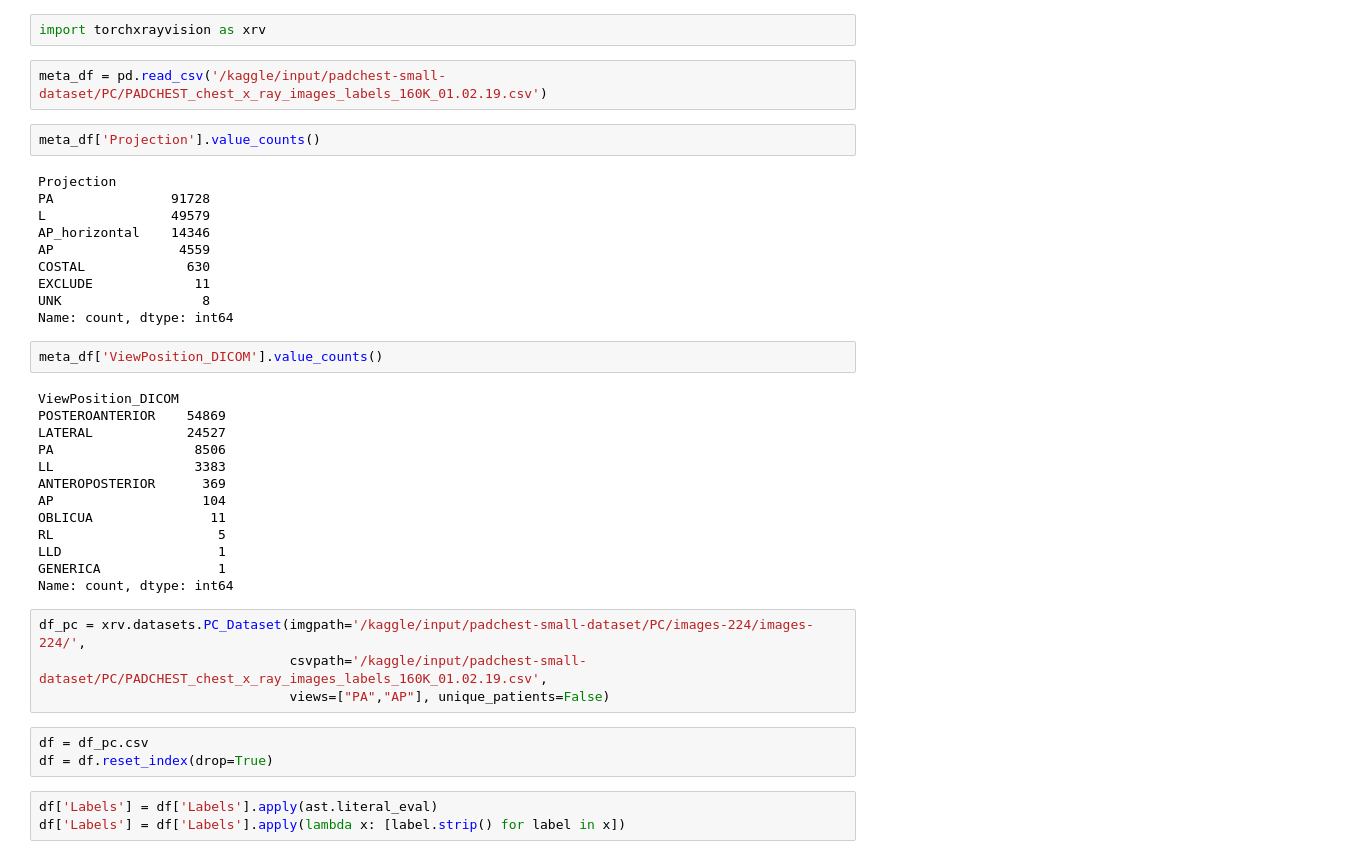
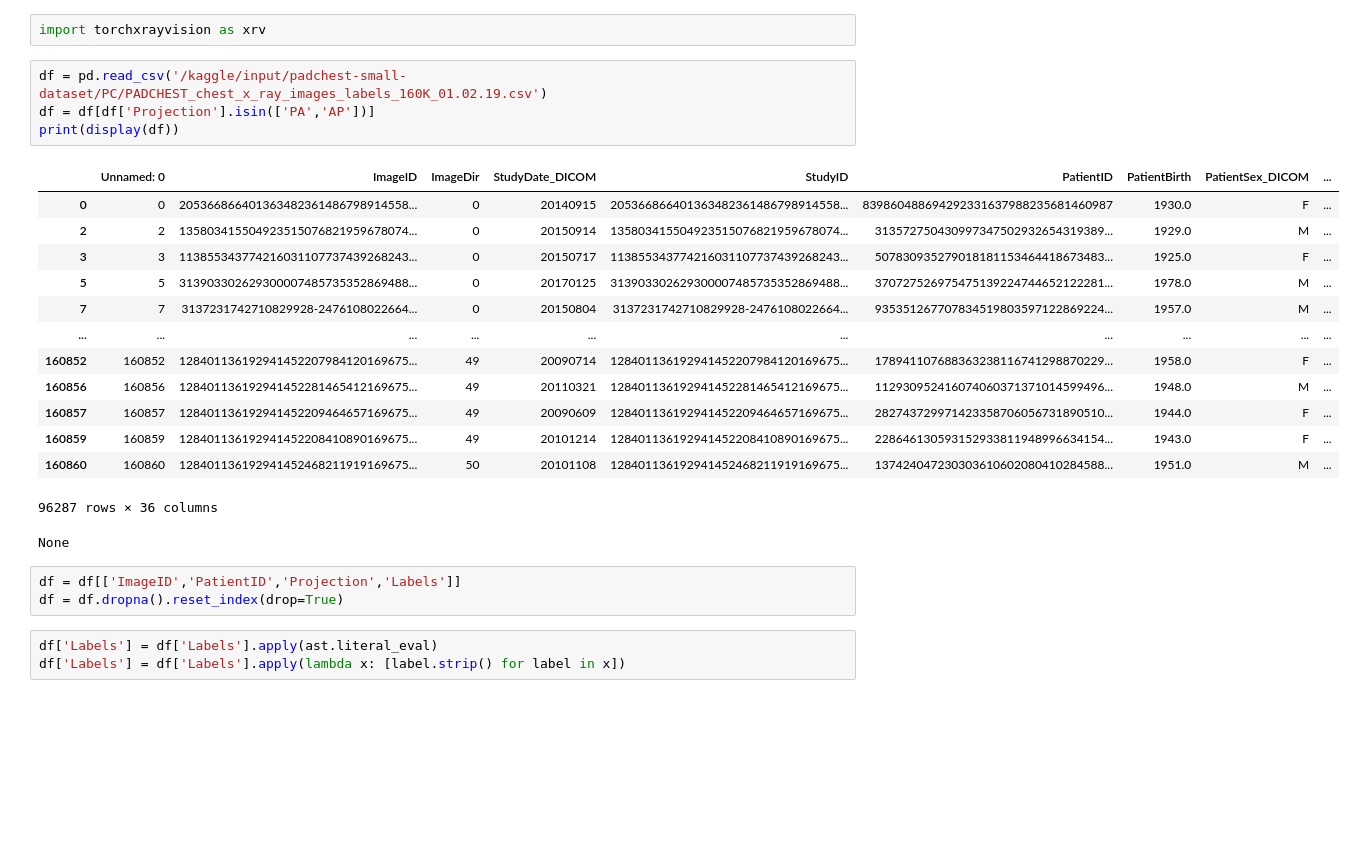
Before and after one commit to SEOYUNJE/Lung-Image-Analysis, a Jupyter notebook: Dataset/Pc-preprocessing.ipynb, the cells around one changed output. Drawn from its saved outputs; the diff is of its cells as text; blank space fills up the shorter version.

```diff
--- a/Dataset/Pc-preprocessing.ipynb
+++ b/Dataset/Pc-preprocessing.ipynb
@@ -13,41 +13,27 @@ import shutil
 # %%
 import torchxrayvision as xrv
 # %%
-meta_df = pd.read_csv('/kaggle/input/padchest-small-dataset/PC/PADCHEST_chest_x_ray_images_labels_160K_01.02.19.csv')
+df = pd.read_csv('/kaggle/input/padchest-small-dataset/PC/PADCHEST_chest_x_ray_images_labels_160K_01.02.19.csv')
+df = df[df['Projection'].isin(['PA','AP'])]
+print(display(df))
+# %% [output]
+|  | Unnamed: 0 | ImageID | ImageDir | StudyDate_DICOM | StudyID | PatientID | PatientBirth | PatientSex_DICOM | ... |
+| 0 | 0 | 205366866401363482361486798914558... | 0 | 20140915 | 205366866401363482361486798914558... | 839860488694292331637988235681460987 | 1930.0 | F | ... |
+| 2 | 2 | 135803415504923515076821959678074... | 0 | 20150914 | 135803415504923515076821959678074... | 313572750430997347502932654319389... | 1929.0 | M | ... |
+| 3 | 3 | 113855343774216031107737439268243... | 0 | 20150717 | 113855343774216031107737439268243... | 507830935279018181153464418673483... | 1925.0 | F | ... |
+| 5 | 5 | 313903302629300007485735352869488... | 0 | 20170125 | 313903302629300007485735352869488... | 370727526975475139224744652122281... | 1978.0 | M | ... |
+| 7 | 7 | 3137231742710829928-2476108022664... | 0 | 20150804 | 3137231742710829928-2476108022664... | 935351267707834519803597122869224... | 1957.0 | M | ... |
+| ... | ... | ... | ... | ... | ... | ... | ... | ... | ... |
+| 160852 | 160852 | 128401136192941452207984120169675... | 49 | 20090714 | 128401136192941452207984120169675... | 178941107688363238116741298870229... | 1958.0 | F | ... |
+| 160856 | 160856 | 128401136192941452281465412169675... | 49 | 20110321 | 128401136192941452281465412169675... | 112930952416074060371371014599496... | 1948.0 | M | ... |
+| 160857 | 160857 | 128401136192941452209464657169675... | 49 | 20090609 | 128401136192941452209464657169675... | 282743729971423358706056731890510... | 1944.0 | F | ... |
+| 160859 | 160859 | 128401136192941452208410890169675... | 49 | 20101214 | 128401136192941452208410890169675... | 228646130593152933811948996634154... | 1943.0 | F | ... |
+| 160860 | 160860 | 128401136192941452468211919169675... | 50 | 20101108 | 128401136192941452468211919169675... | 137424047230303610602080410284588... | 1951.0 | M | ... |
+96287 rows × 36 columns
+None
-# %%
-meta_df['Projection'].value_counts()
-# %% [output]
-Projection
-PA               91728
-L                49579
-AP_horizontal    14346
-AP                4559
-COSTAL             630
-EXCLUDE             11
-UNK                  8
-Name: count, dtype: int64
-# %%
-meta_df['ViewPosition_DICOM'].value_counts()
-# %% [output]
-ViewPosition_DICOM
-POSTEROANTERIOR    54869
-LATERAL            24527
-PA                  8506
-LL                  3383
-ANTEROPOSTERIOR      369
-AP                   104
-OBLICUA               11
-RL                     5
-LLD                    1
-GENERICA               1
-Name: count, dtype: int64
-# %%
-df_pc = xrv.datasets.PC_Dataset(imgpath='/kaggle/input/padchest-small-dataset/PC/images-224/images-224/',
-                                csvpath='/kaggle/input/padchest-small-dataset/PC/PADCHEST_chest_x_ray_images_labels_160K_01.02.19.csv',
-                                views=["PA","AP"], unique_patients=False)
 # %%
-df = df_pc.csv
-df = df.reset_index(drop=True)
+df = df[['ImageID','PatientID','Projection','Labels']]
+df = df.dropna().reset_index(drop=True)
 # %%
 df['Labels'] = df['Labels'].apply(ast.literal_eval)
 df['Labels'] = df['Labels'].apply(lambda x: [label.strip() for label in x])
```
Also changed, not shown: parts of 7 cells of this notebook.
